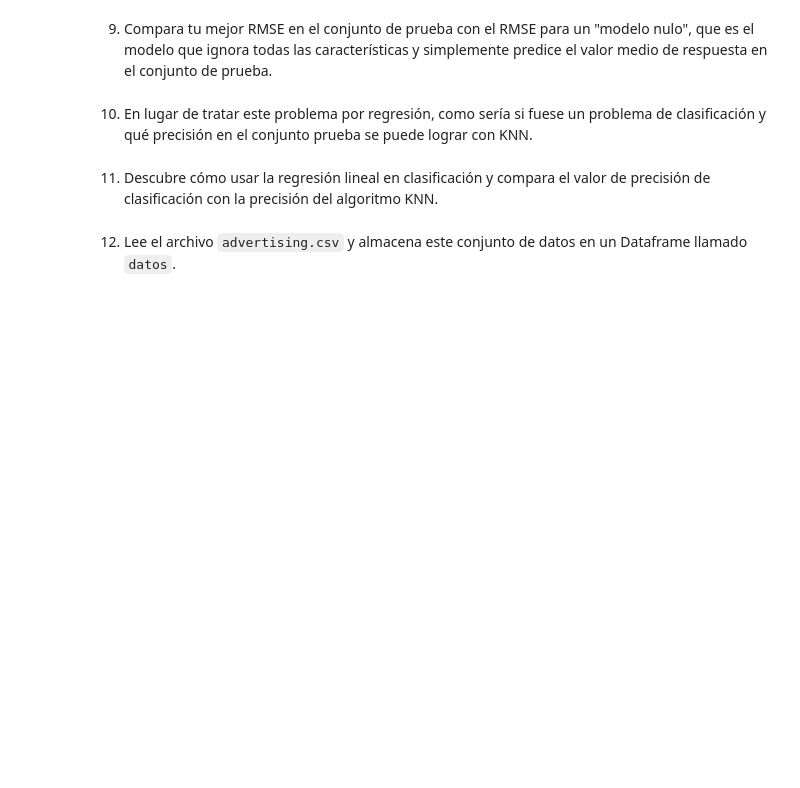
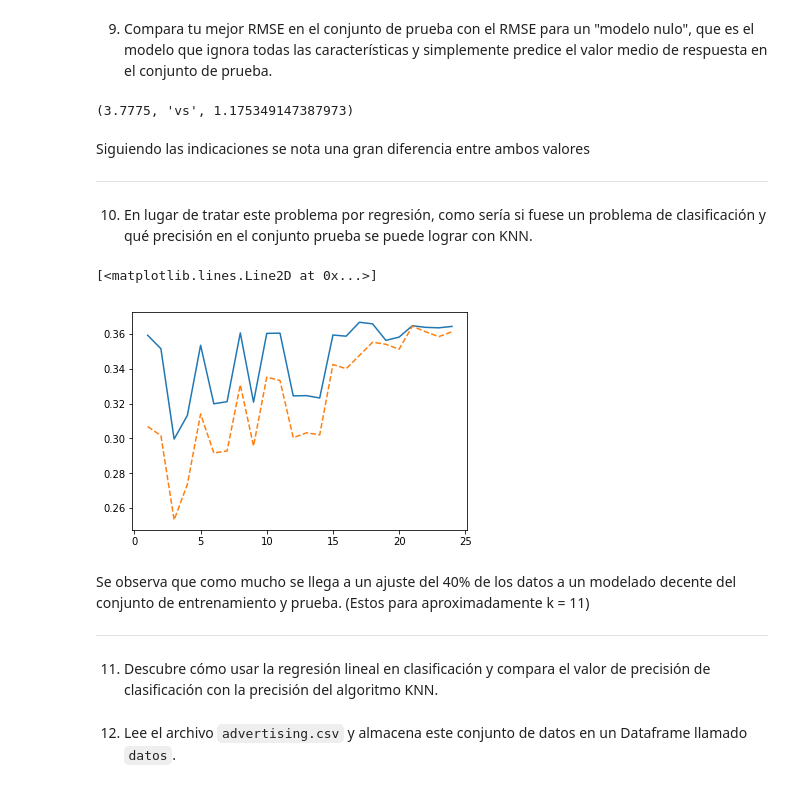
Before and after one commit to luislve17/CM072-DataScience, a Jupyter notebook: Tarea-2/Tarea2.ipynb, the cells around one changed output. Drawn from its saved outputs; the diff is of its cells as text; code cells hidden in the pictures; blank space fills up the shorter version.

```diff
--- a/Tarea-2/Tarea2.ipynb
+++ b/Tarea-2/Tarea2.ipynb
@@ -43,2 +219,6 @@ Esta tarea utiliza un pequeño subconjunto de los datos de la competencia de Kag
+# %%
+# Tu solucion
+X = exploring_df.loc[:, "cool":"funny"]
+y = exploring_df.loc[:, "stars"]
 # %% [markdown]
 5. Ajustamos un modelo de regresión lineal e interpreta los coeficientes. ¿Los coeficientes tienen sentido intuitivo para ti?. Explora el sitio web de Yelp para ver si se puede detectar tendencias similares.
@@ -46,0 +225,8 @@ Esta tarea utiliza un pequeño subconjunto de los datos de la competencia de Kag
+# %%
+# Tu solucion
+from sklearn.linear_model import LinearRegression
+
+lr = LinearRegression()
+lr.fit(X, y)
+print("COEFS: ", dict(zip(exploring_df.columns.values, lr.coef_)))
+print("INTERCEPTO: ", lr.intercept_)
@@ -60,5 +326,11 @@ Esta tarea utiliza un pequeño subconjunto de los datos de la competencia de Kag
 9. Compara tu mejor RMSE en el conjunto de prueba con el RMSE para  un "modelo nulo", que es el modelo que ignora todas las características y simplemente predice el valor medio de respuesta en el conjunto de prueba.
 # %%
 # Tu solucion
+(y.mean(), "vs", RMSE(X_new1, y))
+# %% [output]
+(3.7775, 'vs', 1.175349147387973)
+# %% [markdown]
+Siguiendo las indicaciones se nota una gran diferencia entre ambos valores
+___________
 # %% [markdown]
 10. En lugar de tratar este problema por regresión, como sería si fuese un problema de clasificación y qué precisión en el conjunto prueba se puede lograr con KNN.
@@ -67,3 +337,28 @@ Esta tarea utiliza un pequeño subconjunto de los datos de la competencia de Kag
+# %%
+# Tu solucion
+from sklearn.neighbors import KNeighborsClassifier
+
+y_copy = y.copy().astype(str)
+X_train, X_test, y_train, y_test = train_test_split(X, y_copy)
+
+total = 25
+train_scores = []
+test_scores = []
+
+for k in range(1, total):
+    knn = KNeighborsClassifier(n_neighbors=k)
+    knn.fit(X_train, y_train)
+    train_scores.append(knn.score(X_train, y_train))
+    test_scores.append(knn.score(X_test, y_test))
+# %%
+plt.plot(range(1, total), train_scores)
+plt.plot(range(1, total), test_scores, '--')
+# %% [output]
+[<matplotlib.lines.Line2D at 0x...>]
+[figure, added]
+# %% [markdown]
+Se observa que como mucho se llega a un ajuste del 40% de los datos a un modelado decente del conjunto de entrenamiento y prueba. (Estos para aproximadamente k = 11)
+_____
 # %% [markdown]
 11. Descubre cómo usar la regresión lineal en  clasificación y compara el valor de  precisión de clasificación con la precisión del algoritmo KNN.
 # %%
```
Also changed, not shown: parts of 49 cells of this notebook, 4 other files.
